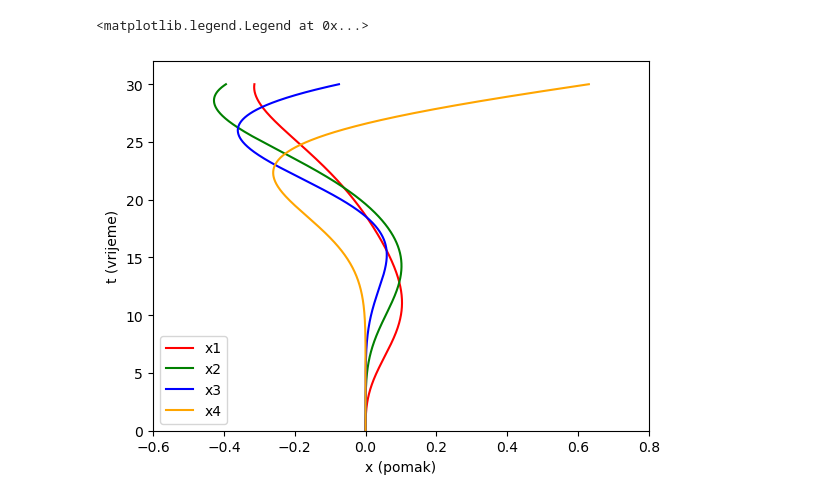
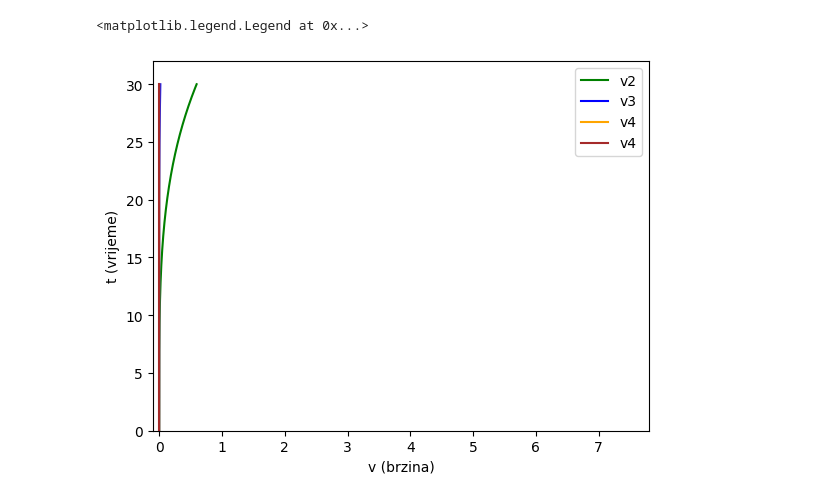
Before and after one commit to wobYY/Tuned-Mass-Dampener, a Jupyter notebook: MUT_files/Notebook.ipynb, the cells around one changed output. Saved outputs shown, nothing was run; the diff lists cells and outputs as text; code cells hidden in the pictures.

```diff
--- a/MUT_files/Notebook.ipynb
+++ b/MUT_files/Notebook.ipynb
@@ -98,16 +134,20 @@ X = odeint(D, X0, T)
 # %%
-# Graphs - x
-min_x = np.around(min(min(X[:,0]), min(X[:,1]), min(X[:,2]), min(X[:,3]))-0.15, decimals=1)
-max_x = np.around(max(max(X[:,0]), max(X[:,1]), max(X[:,2]), max(X[:,3]))+0.15, decimals=1)
-plt.xlim(min_x, max_x)
-plt.ylim(0, 32)
-plt.plot(X[:, 0], T, label='x1', color='red')
-plt.plot(X[:, 1], T, label='x2', color='green')
-plt.plot(X[:, 2], T, label='x3', color='blue')
-plt.plot(X[:, 3], T, label='x4', color='orange')
-plt.xlabel('x (pomak)')
+# Graphs - v
+vel_x = int(len(X[0, :])/2) - 1
+print('Vel_x: ', vel_x)
+min_x = np.around(np.min(X[:, 1:vel_x]), decimals=3)
+max_x = np.around(np.max(X[:, 1:vel_x]), decimals=3)
+print('Min_x: ', min_x, '\nMax_x: ', max_x)
+plt.xlim(min_x*1.2, max_x*1.2)
+plt.ylim(0, t_stop+5)
+# plt.plot(X[:, 5], T, label='v1', color='red') # Ground speed
+plt.plot(X[:, 6], T, label='v2', color='green')
+plt.plot(X[:, 7], T, label='v3', color='blue')
+plt.plot(X[:, 8], T, label='v4', color='orange')
+plt.plot(X[:, 9], T, label='v4', color='brown')
+plt.xlabel('v (brzina)')
 plt.ylabel('t (vrijeme)')
 plt.legend()
 # %% [output]
 <matplotlib.legend.Legend at 0x...>
-[figure, old version]
+[figure, new version]
```
Also changed, not shown: parts of 6 cells of this notebook, 6 other files.
